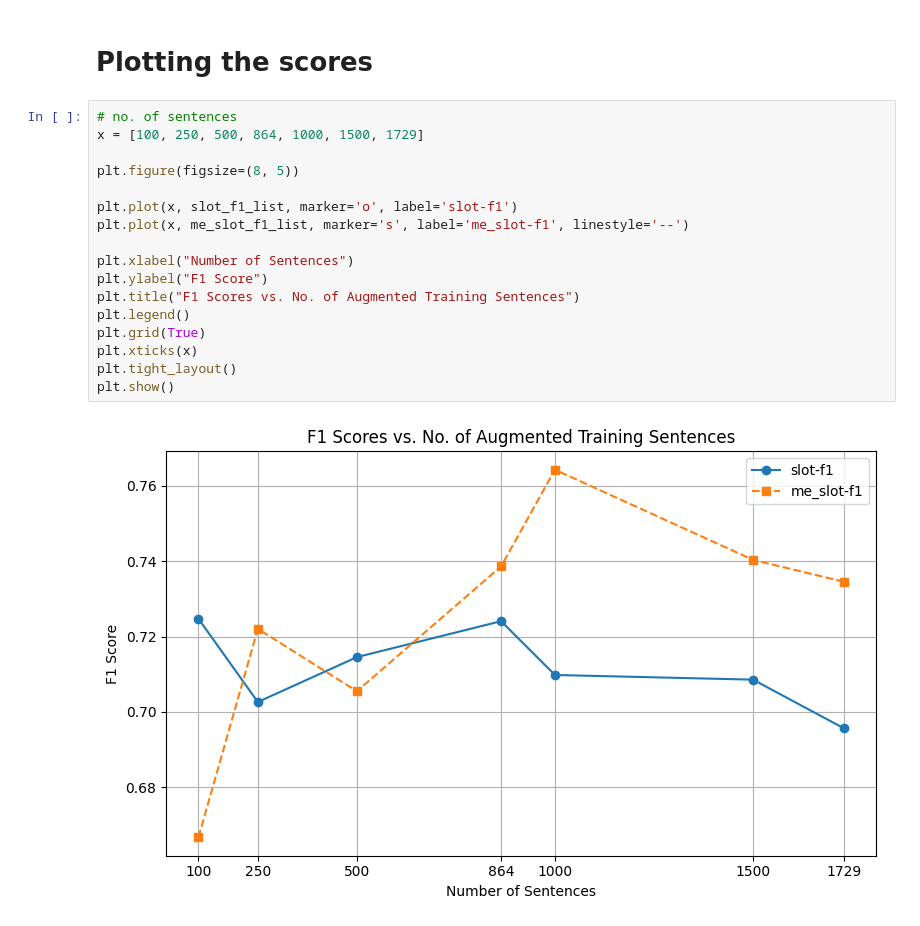
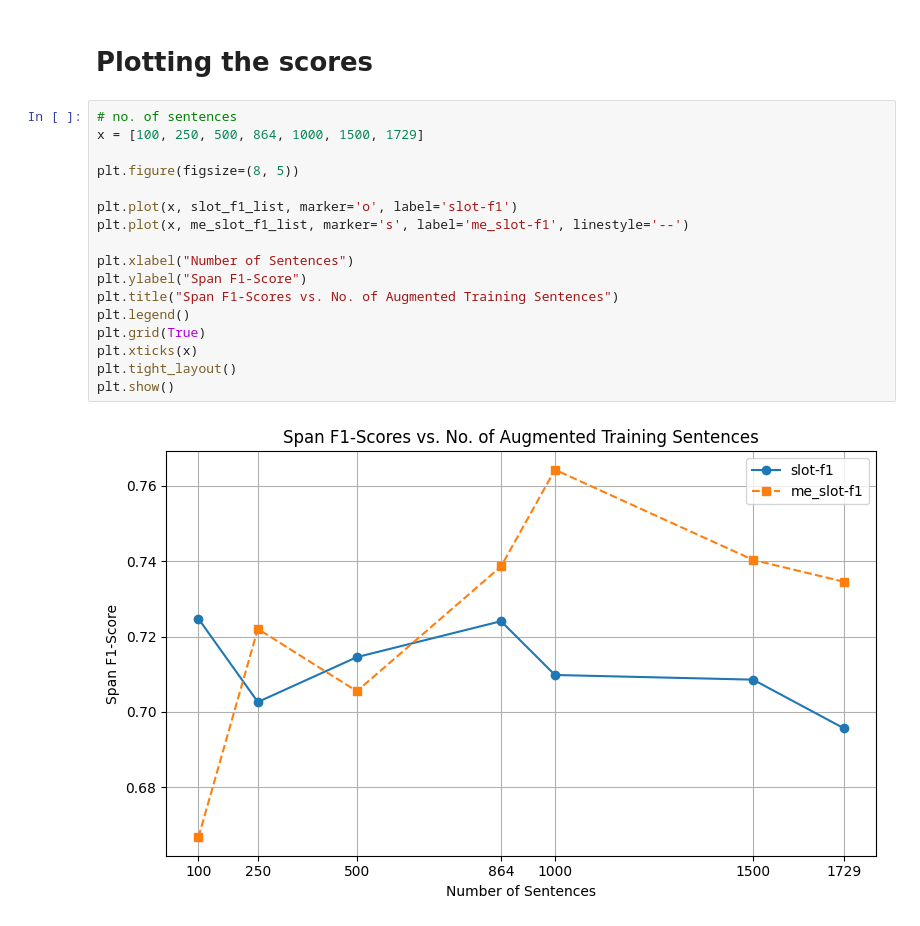
Before and after one commit to AichaNT/nlp25_project_gr2, a Jupyter notebook: train_aug/aug_eval.ipynb, the cells around one changed output. Saved outputs shown, nothing was run; the diff lists cells and outputs as text.

Commit message:
plot of f1

```diff
--- a/train_aug/aug_eval.ipynb
+++ b/train_aug/aug_eval.ipynb
@@ -49,19 +49,19 @@ All slot-f1 scores: [0.6666666666666667, 0.7220338983050847, 0.7054794520547945,
 # %%
 # no. of sentences
 x = [100, 250, 500, 864, 1000, 1500, 1729]
 
 plt.figure(figsize=(8, 5))
 
 plt.plot(x, slot_f1_list, marker='o', label='slot-f1')
 plt.plot(x, me_slot_f1_list, marker='s', label='me_slot-f1', linestyle='--')
 
 plt.xlabel("Number of Sentences")
-plt.ylabel("F1 Score")
-plt.title("F1 Scores vs. No. of Augmented Training Sentences")
+plt.ylabel("Span F1-Score")
+plt.title("Span F1-Scores vs. No. of Augmented Training Sentences")
 plt.legend()
 plt.grid(True)
 plt.xticks(x)
 plt.tight_layout()
 plt.show()
 # %% [output]
-[figure, old version]
+[figure, new version]
```
